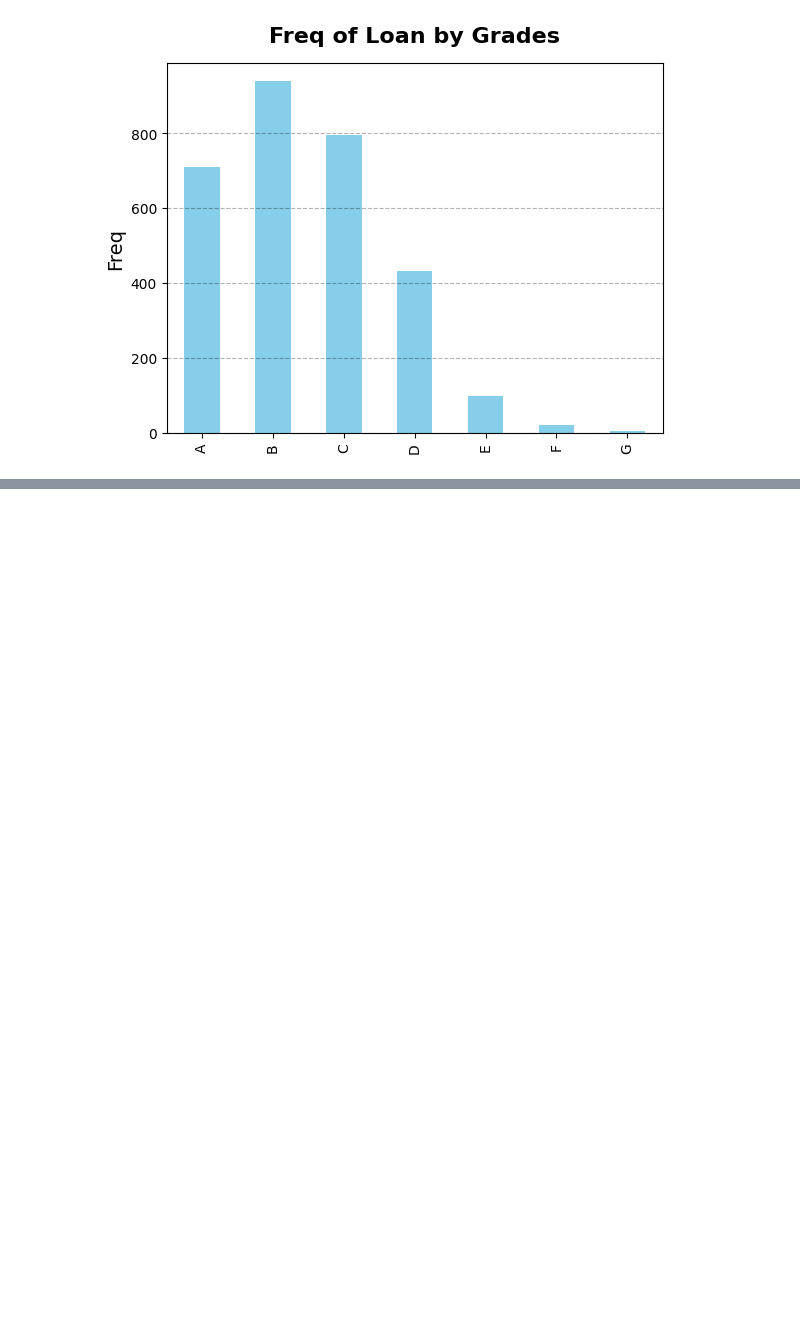
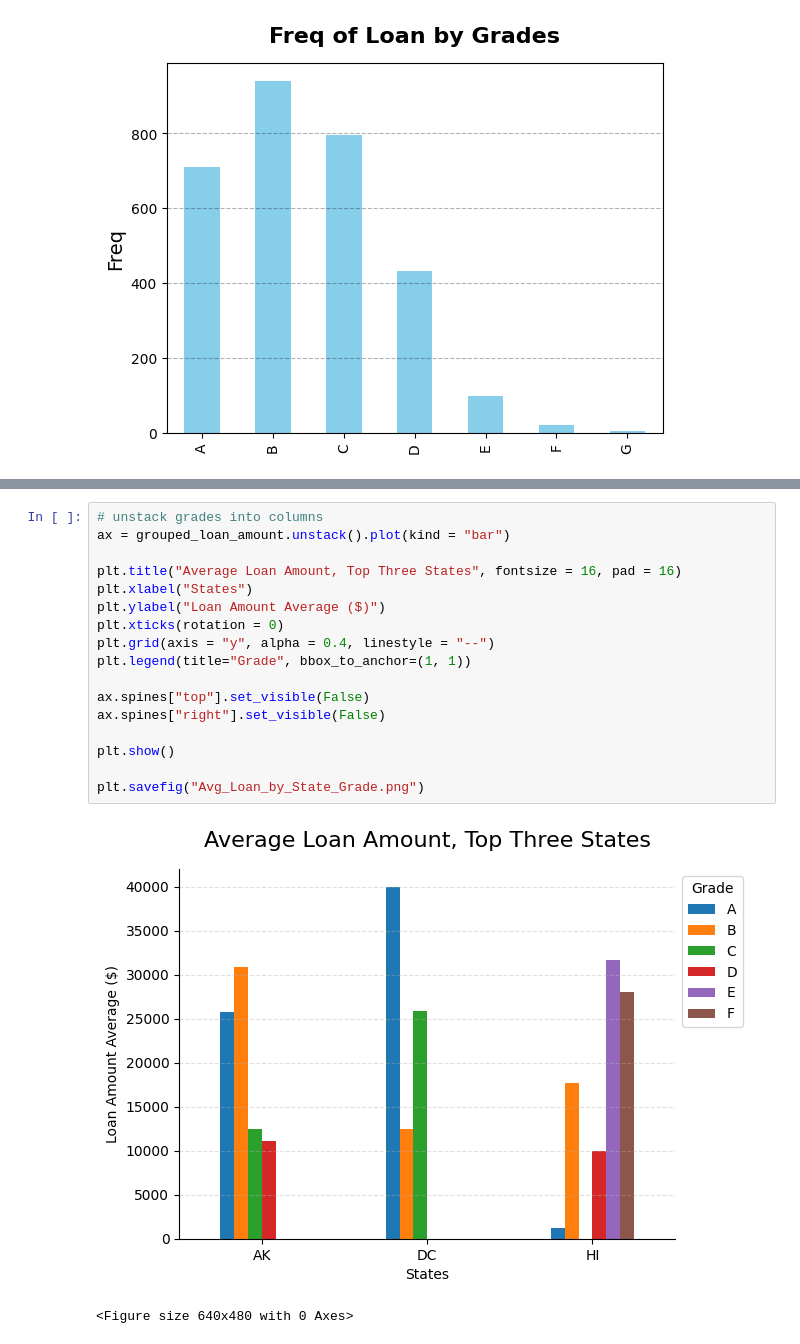
Before and after one commit to xc308/Python_Data_Analysis, a Jupyter notebook: 4_Visulaization.ipynb, the cells around one changed output, grey strips where cells are left out. Cells and saved outputs as stored; diff of their text form; blank space fills up the shorter version.

```diff
--- a/4_Visulaization.ipynb
+++ b/4_Visulaization.ipynb
@@ -95,0 +182,20 @@ ax.spines["right"].set_visible(False)
+# %%
+# unstack grades into columns
+ax = grouped_loan_amount.unstack().plot(kind = "bar")
+
+plt.title("Average Loan Amount, Top Three States", fontsize = 16, pad = 16)
+plt.xlabel("States")
+plt.ylabel("Loan Amount Average ($)")
+plt.xticks(rotation = 0)
+plt.grid(axis = "y", alpha = 0.4, linestyle = "--")
+plt.legend(title="Grade", bbox_to_anchor=(1, 1))
+
+ax.spines["top"].set_visible(False)
+ax.spines["right"].set_visible(False)
+
+plt.show()
+
+plt.savefig("Avg_Loan_by_State_Grade.png")
+# %% [output]
+[figure, added]
+<Figure size 640x480 with 0 Axes>
```
Also changed, not shown: parts of 10 cells of this notebook.
